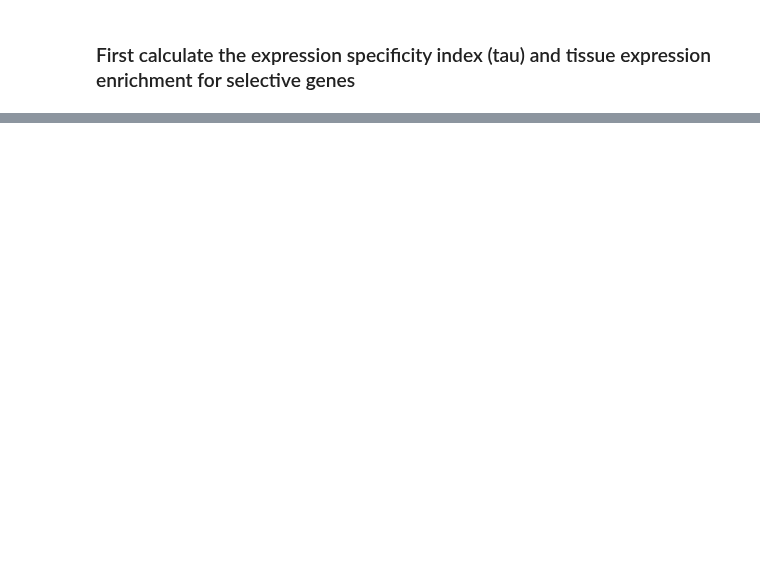
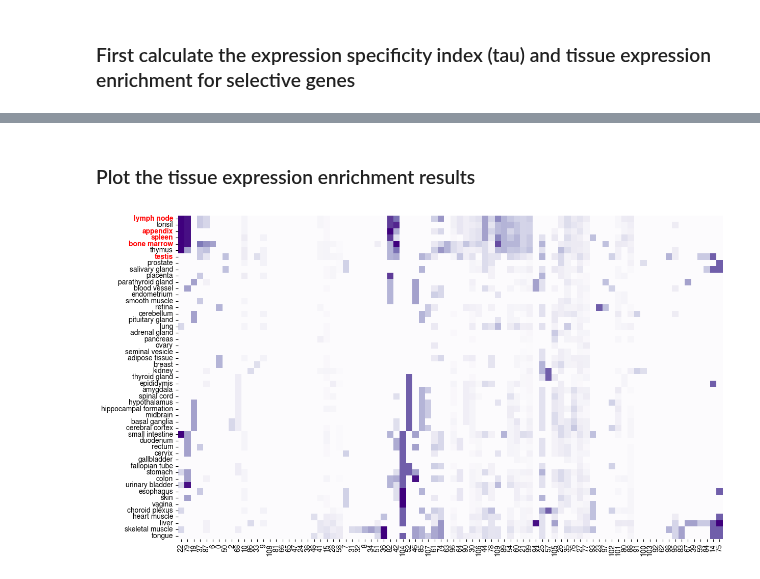
Before and after one commit to emdann/GWT_perturbseq_analysis_2025, a Jupyter notebook: src/6_functional_interaction/tissue_specificity.ipynb, the cells around one changed output, grey strips where cells are left out. Cells and saved outputs as stored; diff of their text form; code cells hidden in the pictures; blank space fills up the shorter version.

```diff
--- a/src/6_functional_interaction/tissue_specificity.ipynb
+++ b/src/6_functional_interaction/tissue_specificity.ipynb
@@ -20,9 +30,9 @@ df = df[df['Gene'].isin(adata_final.obs.target_contrast_corrected.unique().tolis
 ### First calculate the expression specificity index (tau) and tissue expression enrichment for selective genes
 # %%
 # Tissue expression enrichment fold change threshold
-LFC_THRESHOLD = 2
+LFC_THRESHOLD = 2.5
 # Threshold for large tau
-TAU_THRESHOLD = 0.5
+TAU_THRESHOLD = 0.6
 # %%
 def calculate_tau(row):
     """
@@ -319,5 +76,0 @@ results[results['target_contrast_gene_name_corrected'].isin(genelist)]
-# %%
-file_name = "../../../../3_expts/processed_data/analysis_largefiles/rna_single_cell_cluster.tsv.zip"
-df = pd.read_csv(file_name, sep='\t', compression='zip')
-file_name = "../../../../3_expts/processed_data/analysis_largefiles/rna_single_cell_clusters.tsv.zip"
-df_metadata = pd.read_csv(file_name, sep='\t', compression='zip')
@@ -976,0 +131,4 @@ gene_name_map[gene_name_map.target_contrast_gene_name_corrected=='IL2RA']
+# %%
+fdr_thres = 0.05
+overlap_size_thres = 2
+overlap_fraction_thres = 0.15
@@ -976,0 +194,56 @@ gene_name_map[gene_name_map.target_contrast_gene_name_corrected=='IL2RA']
+# %% [markdown]
+### Plot the tissue expression enrichment results
+# %%
+tissue_spec_vs_enrichment = pd.merge(enrichment_df_filtered[['cluster_gene_size', 'enrichment']], gene_set_analysis_df, how='inner', left_index=True, right_index=True)
+tissue_spec_vs_enrichment = tissue_spec_vs_enrichment.reset_index()
+tissue_spec_vs_enrichment = tissue_spec_vs_enrichment.rename(columns={'index': 'cluster'})
+# %%
+thres = 0.35
+# Do a hierachical clustering on rows and columns
+df = tissue_spec_vs_enrichment.set_index('cluster').iloc[:,3:].T.copy()
+cm = sns.clustermap(df,
+                    method='complete',
+                    metric='euclidean',
+                    row_cluster=True,
+                    col_cluster=True,
+                   yticklabels=True,
+                    figsize=(15,6),
+                   xticklabels=tissue_spec_vs_enrichment['enrichment'])
+plt.close(cm.fig)
+
+# Preserve hierachical clustering orders, separate by enrichment or not
+reordered_cols = df.columns[cm.dendrogram_col.reordered_ind]
+reordered_rows = df.index[cm.dendrogram_row.reordered_ind]
+true_cols = [c for c in reordered_cols if tissue_spec_vs_enrichment.set_index('cluster').loc[c, 'enrichment']]
+false_cols = [c for c in reordered_cols if not tissue_spec_vs_enrichment.set_index('cluster').loc[c, 'enrichment']]
+new_col_order = true_cols + false_cols
+
+plt.figure(figsize=(12.5, 7))
+ax = sns.heatmap(df.loc[reordered_rows, new_col_order],
+                 vmin=0,
+                 vmax=thres,
+                 cmap='Purples',
+                 xticklabels=True,
+                 yticklabels=True,
+                 cbar=False,)
+ax.set_xticklabels(ax.get_xticklabels(), rotation=90, ha='center', fontsize=10)
+ax.set_yticklabels(ax.get_yticklabels(), fontsize=10)
+
+
+# Highlighting lymphoid tissues
+indices_to_highlight = [0, 2, 3, 4, 6]
+ytick_labels = ax.get_yticklabels()
+
+for i, label in enumerate(ytick_labels):
+    if i in indices_to_highlight:
+        # Change color to red and weight to bold
+        label.set_color('red')
+        label.set_fontweight('bold')
+
+ax.set_xlabel('')
+
+plt.tight_layout()
+plt.savefig('./results/tissue_specificity_heatmap.pdf', dpi=600, bbox_inches='tight', pad_inches=0)
+plt.show()
+# %% [output]
+[figure, added]
```
Also changed, not shown: parts of 68 cells of this notebook, 17 other files.
